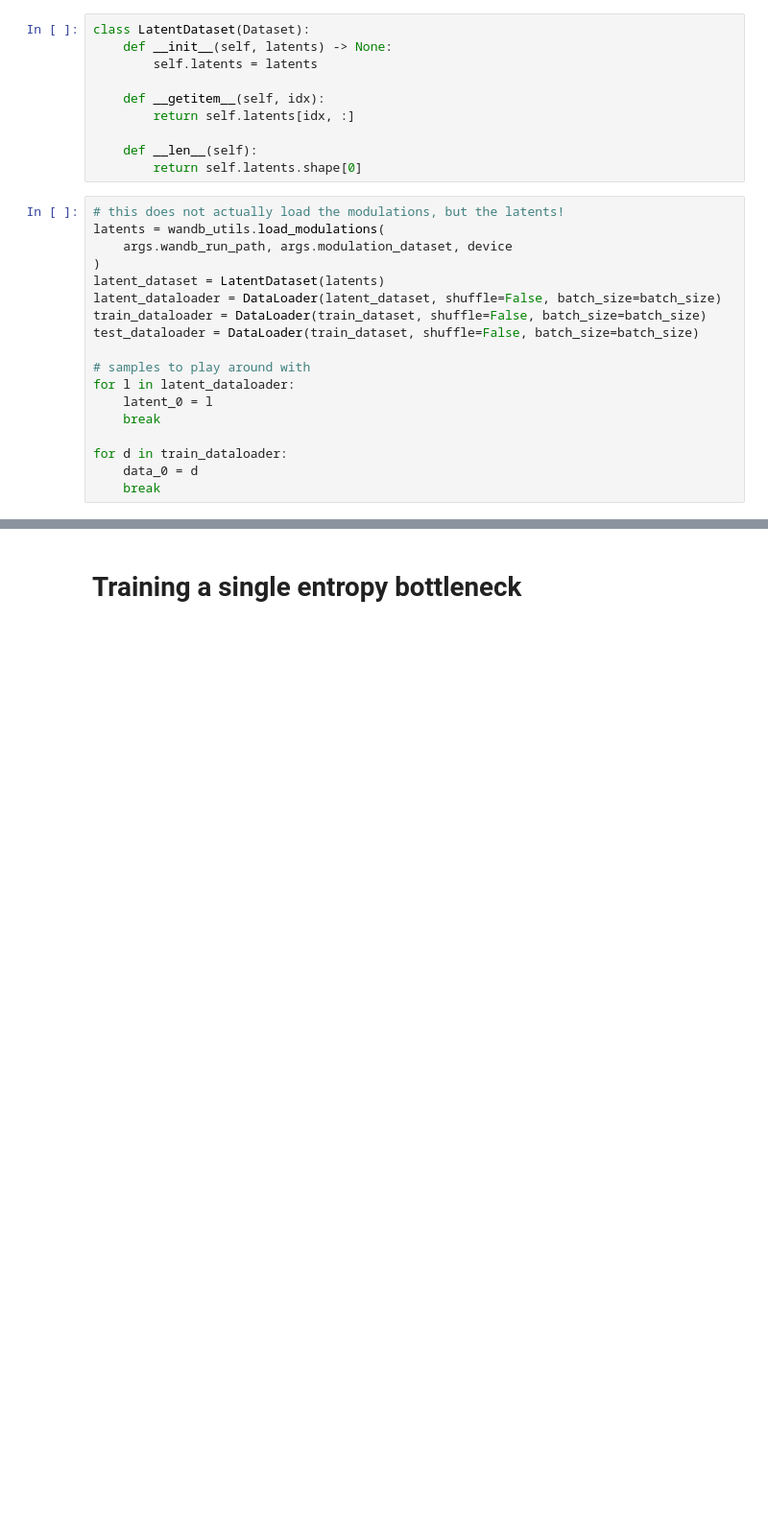
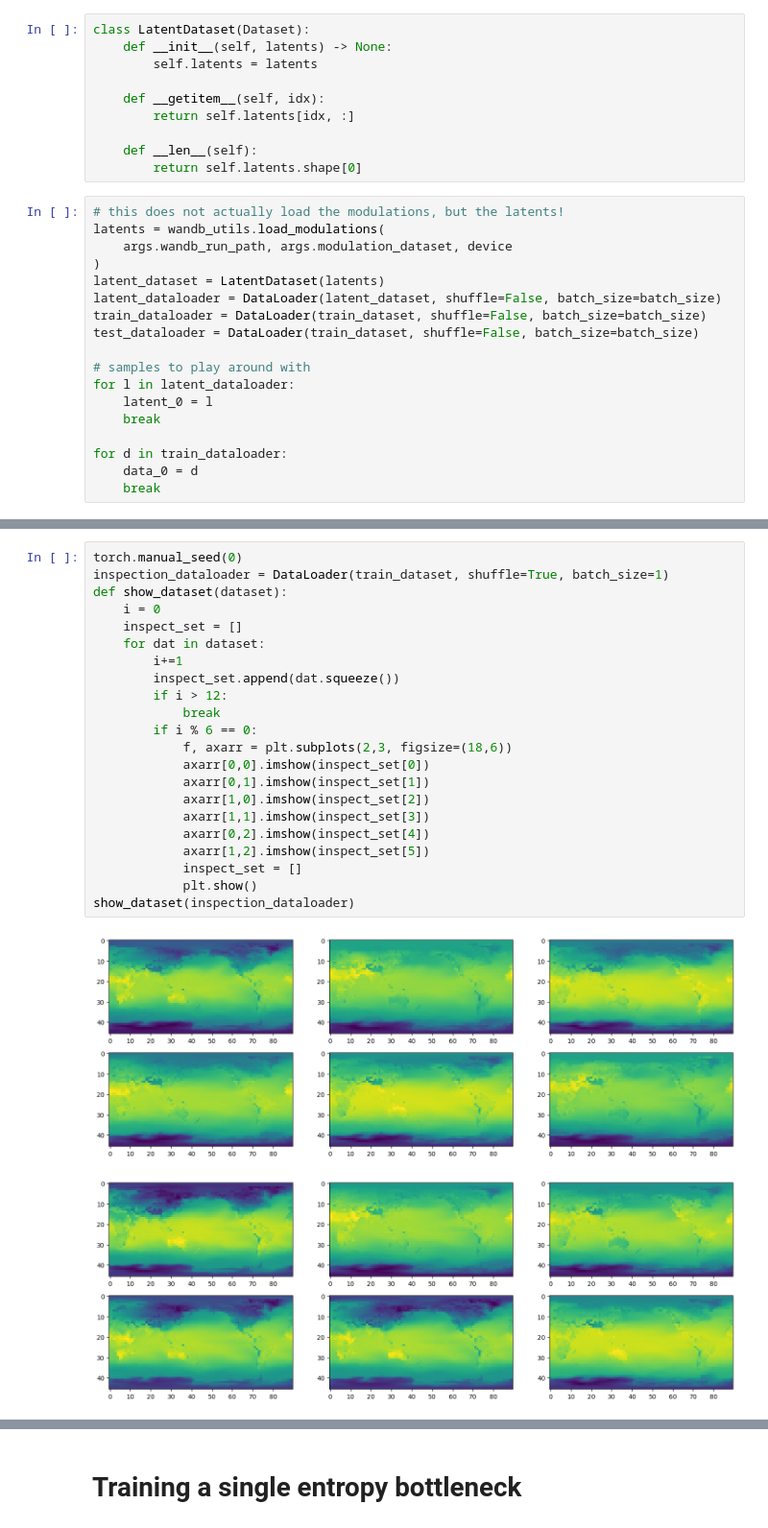
Before and after one commit to Conzel/coinpp-entropy, a Jupyter notebook: test_coinpp_latent_scaling.ipynb, the cells around one changed output, grey strips where cells are left out. Shown at 96% size. Drawn from its saved outputs; the diff is of its cells as text; blank space fills up the shorter version.

```diff
--- a/test_coinpp_latent_scaling.ipynb
+++ b/test_coinpp_latent_scaling.ipynb
@@ -78,0 +99,25 @@ for d in train_dataloader:
+# %%
+torch.manual_seed(0)
+inspection_dataloader = DataLoader(train_dataset, shuffle=True, batch_size=1)
+def show_dataset(dataset):
+    i = 0
+    inspect_set = []
+    for dat in dataset:
+        i+=1
+        inspect_set.append(dat.squeeze())
+        if i > 12:
+            break
+        if i % 6 == 0:
+            f, axarr = plt.subplots(2,3, figsize=(18,6))
+            axarr[0,0].imshow(inspect_set[0])
+            axarr[0,1].imshow(inspect_set[1])
+            axarr[1,0].imshow(inspect_set[2])
+            axarr[1,1].imshow(inspect_set[3])
+            axarr[0,2].imshow(inspect_set[4])
+            axarr[1,2].imshow(inspect_set[5])
+            inspect_set = []
+            plt.show()
+show_dataset(inspection_dataloader)
+# %% [output]
+[figure, added]
+[figure, added]
```
Also changed, not shown: parts of 14 cells of this notebook, 5 other files.
